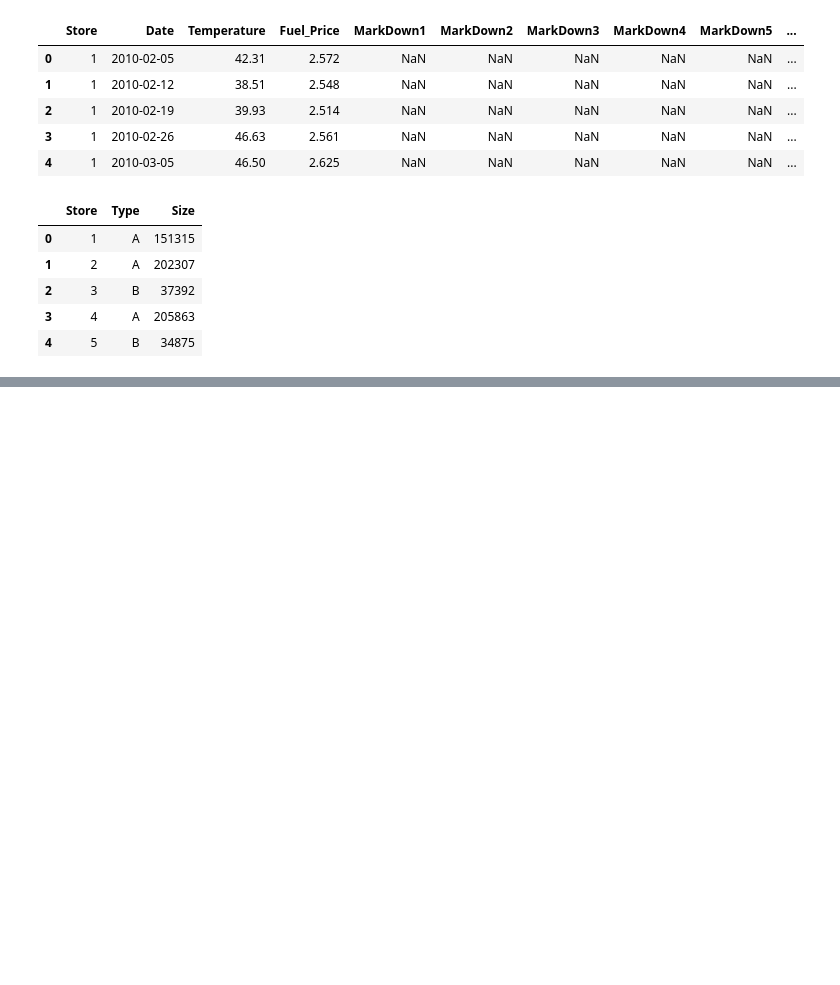
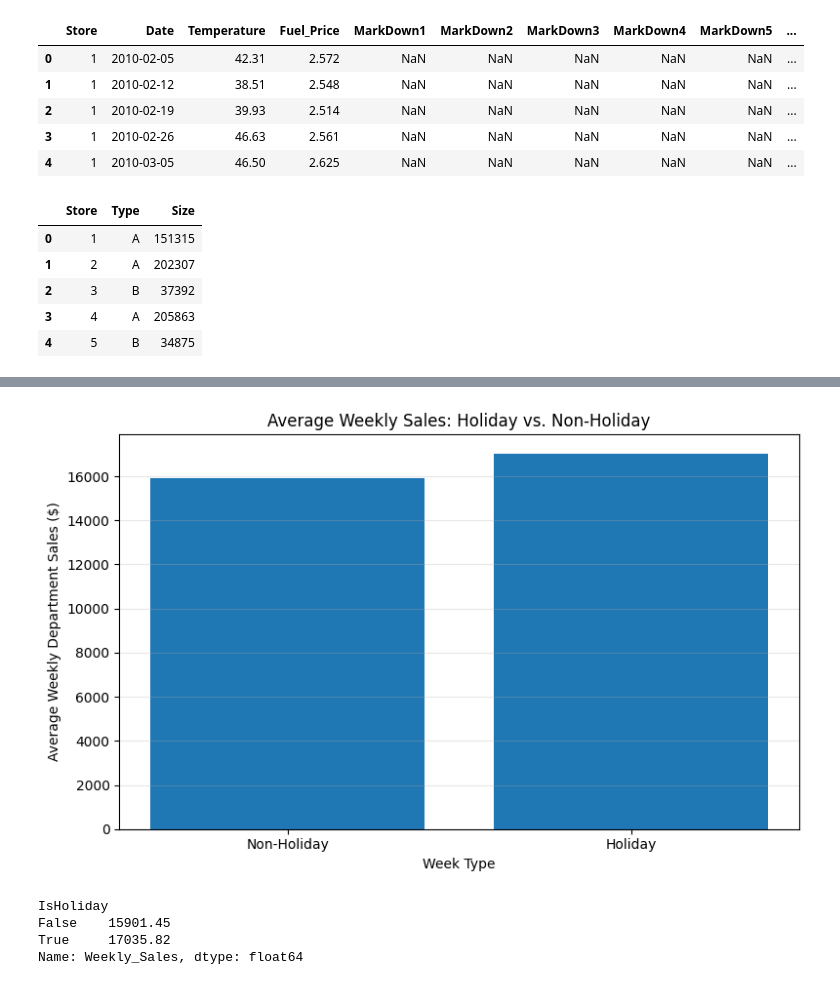
Before and after one commit to asabraunfreck/IS4487-Group-Project, a Jupyter notebook: Final_Project.ipynb, the cells around one changed output, grey strips where cells are left out. Drawn from its saved outputs; the diff is of its cells as text; code cells hidden in the pictures; blank space fills up the shorter version.

```diff
--- a/Final_Project.ipynb
+++ b/Final_Project.ipynb
@@ -76,0 +412,28 @@ display(stores.head())
+# %%
+
+# Calculate average weekly sales by holiday status
+holiday_sales = walmart.groupby("IsHoliday")["Weekly_Sales"].mean()
+
+# Create labels
+labels = ["Non-Holiday", "Holiday"]
+
+# Create bar chart
+plt.figure(figsize=(8, 5))
+plt.bar(labels, holiday_sales.values)
+
+plt.title("Average Weekly Sales: Holiday vs. Non-Holiday")
+plt.xlabel("Week Type")
+plt.ylabel("Average Weekly Department Sales ($)")
+plt.grid(axis="y", alpha=0.3)
+
+plt.tight_layout()
+plt.show()
+
+# Display average sales values
+print(holiday_sales.round(2))
+# %% [output]
+[figure, added]
+IsHoliday
+False    15901.45
+True     17035.82
+Name: Weekly_Sales, dtype: float64
```
Also changed, not shown: parts of 34 cells of this notebook.
